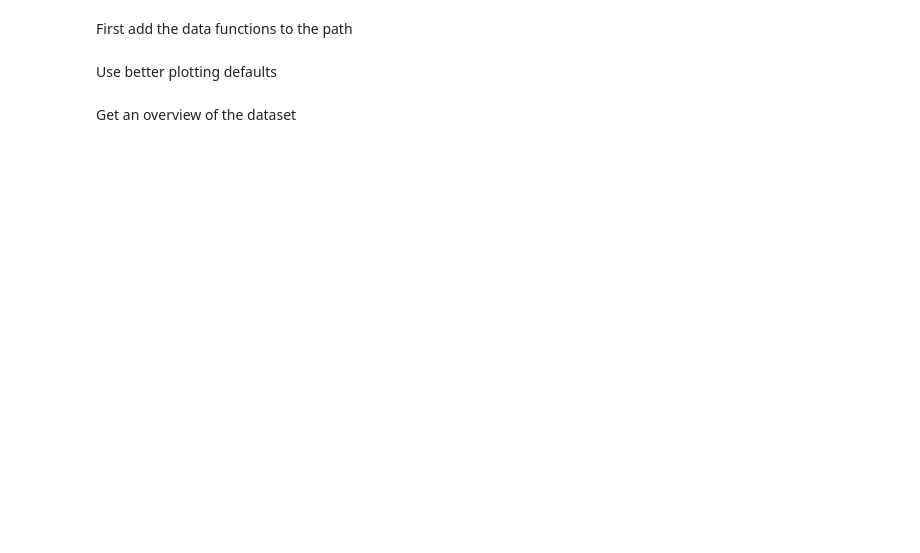
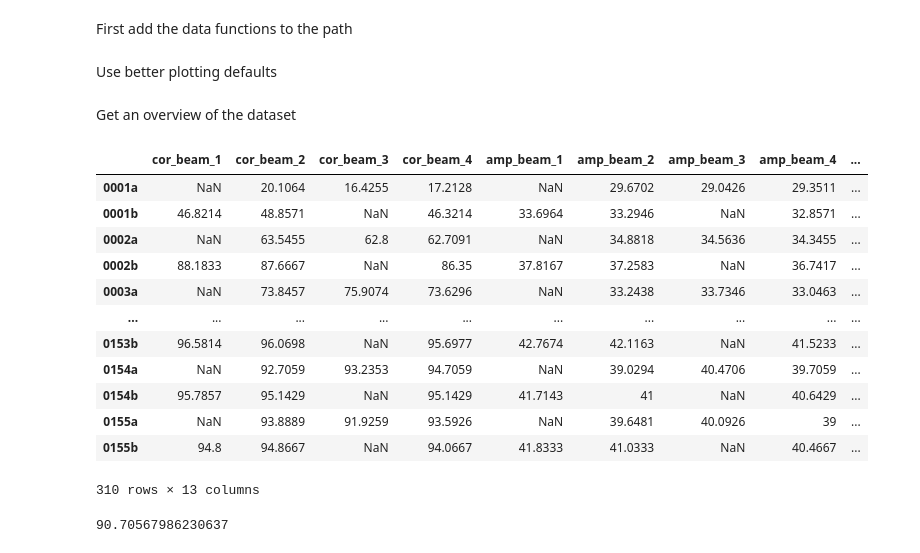
Before and after one commit to callumrollo/adcp-glider, a Jupyter notebook: notebooks/explore_data.ipynb, the cells around one changed output. Drawn from its saved outputs; the diff is of its cells as text; code cells hidden in the pictures; blank space fills up the shorter version.

```diff
--- a/notebooks/explore_data.ipynb
+++ b/notebooks/explore_data.ipynb
@@ -30,0 +68,20 @@ list(mission_dict)
+# %%
+beam_attrs
+# %% [output]
+|  | cor_beam_1 | cor_beam_2 | cor_beam_3 | cor_beam_4 | amp_beam_1 | amp_beam_2 | amp_beam_3 | amp_beam_4 | ... |
+| 0001a | NaN | 20.1064 | 16.4255 | 17.2128 | NaN | 29.6702 | 29.0426 | 29.3511 | ... |
+| 0001b | 46.8214 | 48.8571 | NaN | 46.3214 | 33.6964 | 33.2946 | NaN | 32.8571 | ... |
+| 0002a | NaN | 63.5455 | 62.8 | 62.7091 | NaN | 34.8818 | 34.5636 | 34.3455 | ... |
+| 0002b | 88.1833 | 87.6667 | NaN | 86.35 | 37.8167 | 37.2583 | NaN | 36.7417 | ... |
+| 0003a | NaN | 73.8457 | 75.9074 | 73.6296 | NaN | 33.2438 | 33.7346 | 33.0463 | ... |
+| ... | ... | ... | ... | ... | ... | ... | ... | ... | ... |
+| 0153b | 96.5814 | 96.0698 | NaN | 95.6977 | 42.7674 | 42.1163 | NaN | 41.5233 | ... |
+| 0154a | NaN | 92.7059 | 93.2353 | 94.7059 | NaN | 39.0294 | 40.4706 | 39.7059 | ... |
+| 0154b | 95.7857 | 95.1429 | NaN | 95.1429 | 41.7143 | 41 | NaN | 40.6429 | ... |
+| 0155a | NaN | 93.8889 | 91.9259 | 93.5926 | NaN | 39.6481 | 40.0926 | 39 | ... |
+| 0155b | 94.8 | 94.8667 | NaN | 94.0667 | 41.8333 | 41.0333 | NaN | 40.4667 | ... |
+310 rows × 13 columns
+# %%
+np.percentile(beam_attrs.percent_1m_miss,20)
+# %% [output]
+90.70567986230637
```
Also changed, not shown: parts of 19 cells of this notebook, 1 other file.
